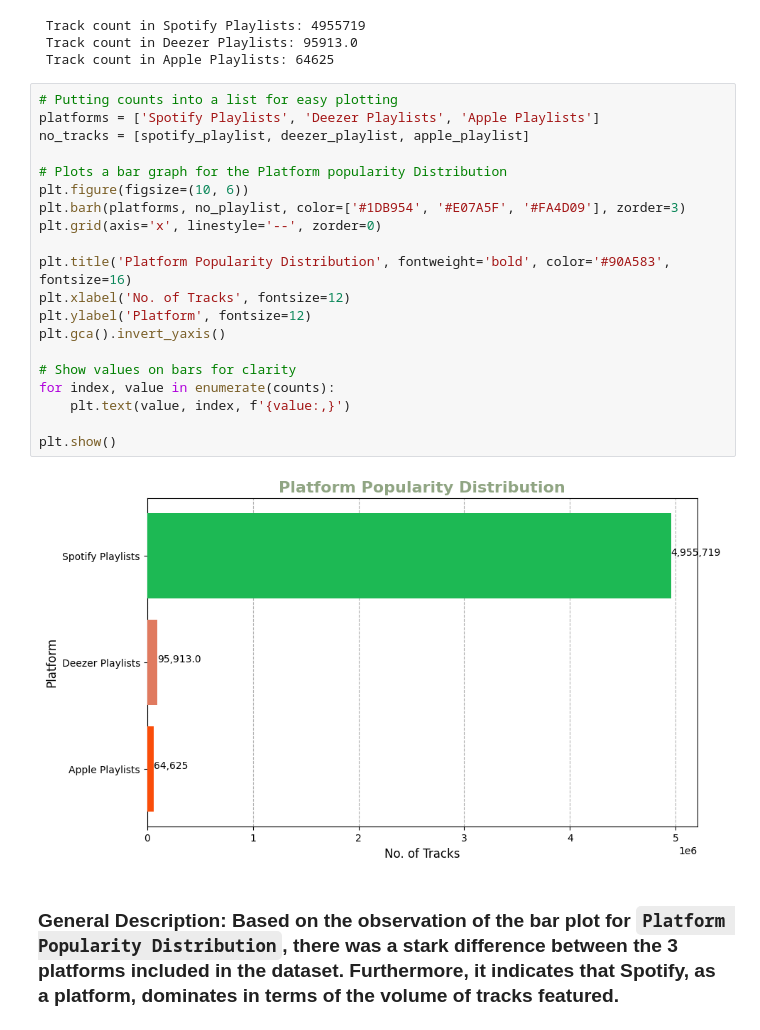
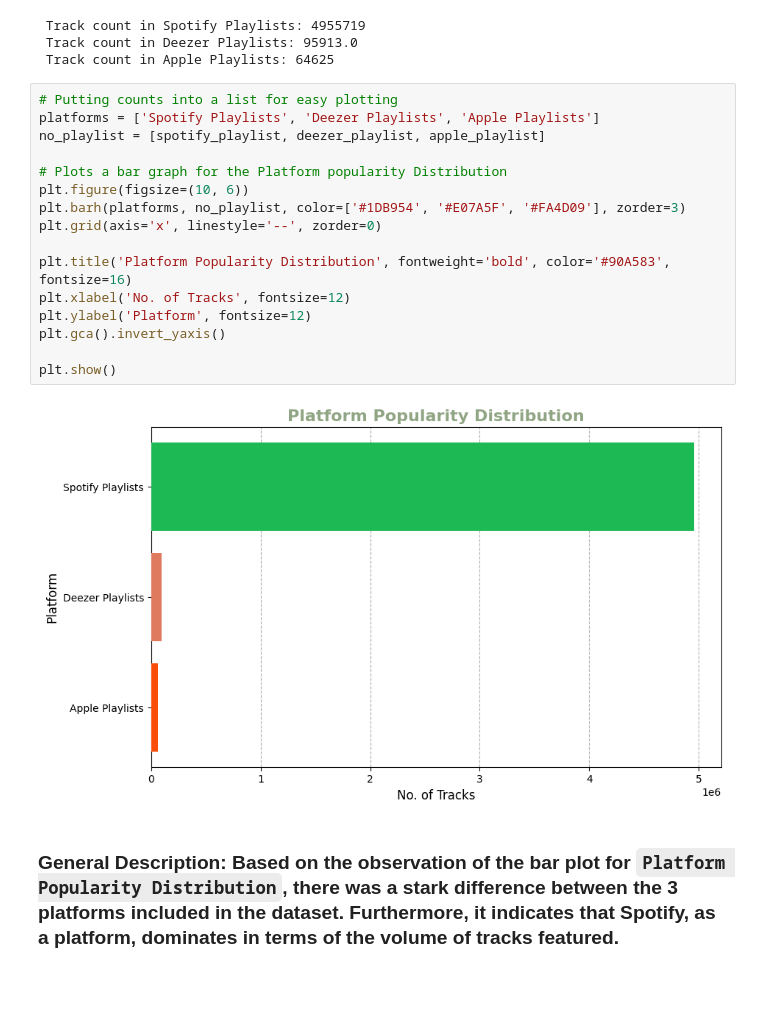
Before and after one commit to Gab-Amboy/ECE2112_Spotify-EDA-Using-Python, a Jupyter notebook: Spotify_EDA_Updated.ipynb, the cells around one changed output. Cells and saved outputs as stored; diff of their text form; blank space fills up the shorter version.

```diff
--- a/Spotify_EDA_Updated.ipynb
+++ b/Spotify_EDA_Updated.ipynb
@@ -328,25 +327,21 @@ print(f"\n Track count in Spotify Playlists: {spotify_playlist} \n Track count i
 # %%
 # Putting counts into a list for easy plotting
 platforms = ['Spotify Playlists', 'Deezer Playlists', 'Apple Playlists']
-no_tracks = [spotify_playlist, deezer_playlist, apple_playlist]
+no_playlist = [spotify_playlist, deezer_playlist, apple_playlist]
 
 # Plots a bar graph for the Platform popularity Distribution
 plt.figure(figsize=(10, 6))
 plt.barh(platforms, no_playlist, color=['#1DB954', '#E07A5F', '#FA4D09'], zorder=3)
 plt.grid(axis='x', linestyle='--', zorder=0)
 
 plt.title('Platform Popularity Distribution', fontweight='bold', color='#90A583', fontsize=16)
 plt.xlabel('No. of Tracks', fontsize=12)
 plt.ylabel('Platform', fontsize=12)
 plt.gca().invert_yaxis()
 
-# Show values on bars for clarity
-for index, value in enumerate(counts):
-    plt.text(value, index, f'{value:,}')
-
 plt.show()
 # %% [output]
-[figure, old version]
+[figure, new version]
 # %% [markdown]
 ### General Description: Based on the observation of the bar plot for `Platform Popularity Distribution`, there was a stark difference between the 3 platforms included in the dataset. Furthermore, it indicates that Spotify, as a platform, dominates in terms of the volume of tracks featured.
 # %% [markdown]
```
Also changed, not shown: parts of 2 cells of this notebook.
